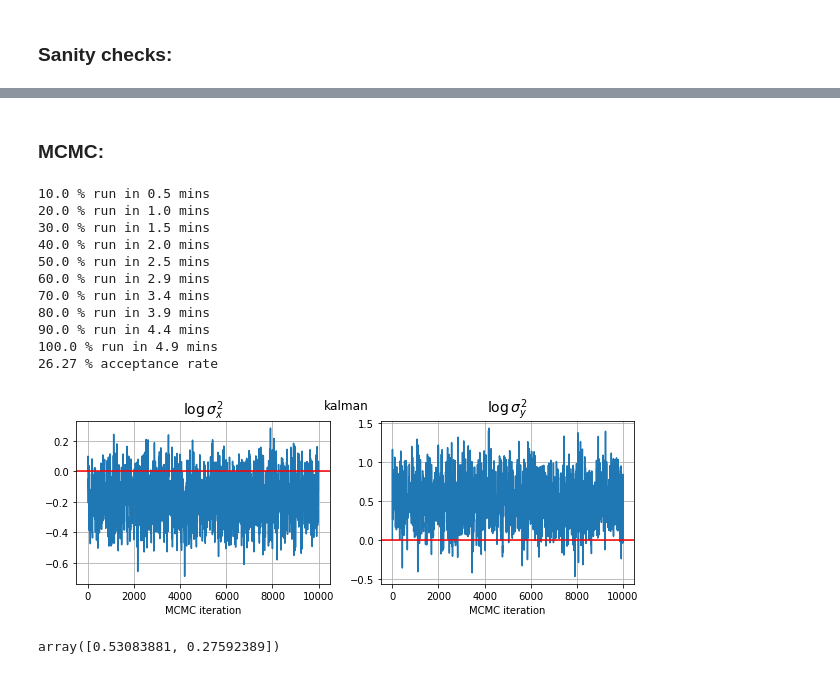
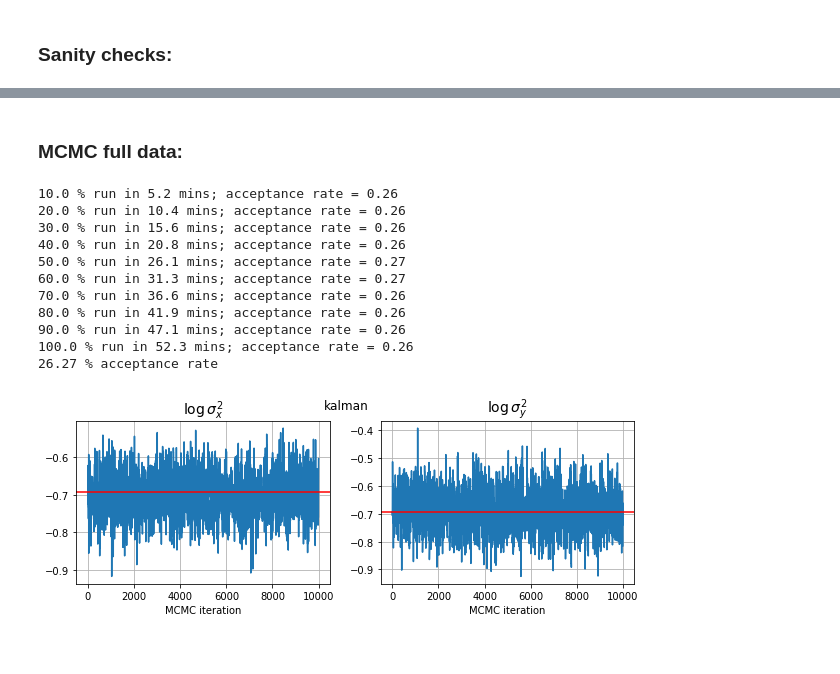
Before and after one commit to deborsheesen/DC-BATS-deborshee, a Jupyter notebook: linear_Gaussian_HMM/kalman.ipynb, the cells around one changed output, grey strips where cells are left out. Cells and saved outputs as stored; diff of their text form; code cells hidden in the pictures.

```diff
--- a/linear_Gaussian_HMM/kalman.ipynb
+++ b/linear_Gaussian_HMM/kalman.ipynb
@@ -22,15 +22,18 @@ from kalman import *
 # %%
-A = np.asarray([[0.9, -0.3], [0, 1]])
-C = np.asarray([[0.1, 0.5], [-0.3, 0.0]])
+A = np.asarray([[0.9, -0.3],
+                [0.2, 1]])
+C = np.asarray([[-1.1, 0.5],
+                [-0.3, 0.8]])
+# C = np.eye(2)
 dim = np.shape(A)[0]
-sigmax2 = 1
-sigmay2 = 1
+sigmax2 = 5e-1
+sigmay2 = 5e-1
 Q = sigmax2*np.eye(dim)
 R = sigmay2*np.eye(dim)
 mu0 = np.zeros(dim)
 Sigma0 = np.eye(dim)
 # %%
-T = 100
+T = 1000
 Y, X = generate_data_linear_gaussian(mu0, Sigma0, A, C, Q, R, T)
 
 kf = KalmanFilter(initial_state_mean=mu0,
@@ -82,5 +85,0 @@ for (i,a) in enumerate(aa) :
-# %%
-plt.rcParams['figure.figsize'] = (7, 3.5)
-plt.plot(aa, lls)
-plt.xscale('log')
-plt.grid(True)
@@ -89,28 +95,23 @@ plt.grid(True)
 # %% [markdown]
-### MCMC:
+### MCMC full data:
 # %%
 n_mcmc = 10_000
-scale = [0.8, 0.3]
+scale = np.asarray([0.3,0.3])
 # %%
-power = 1
-log_sigmay2_chain_pow1, log_sigmax2_chain_pow1, accepted_pow1, scales_pow1 \
-= adaptive_MH(Y, A, C, sigmax2, sigmay2, mu0, Sigma0, n_mcmc, scale=scale, power=power, kappa=2)
+log_sigmay2_full, log_sigmax2_full, _, __ \
+= adaptive_MH(Y, A, C, sigmax2, sigmay2, mu0, Sigma0, n_mcmc, scale=scale/np.sqrt(5), kappa=2, adapt=True)
 
-plot(log_sigmay2_chain_pow1, log_sigmax2_chain_pow1, sigmax2, sigmay2, "kalman")
+plot(log_sigmay2_full, log_sigmax2_full, sigmax2, sigmay2, "kalman")
 # %% [output]
-10.0 % run in 0.5 mins
-20.0 % run in 1.0 mins
-30.0 % run in 1.5 mins
-40.0 % run in 2.0 mins
-50.0 % run in 2.5 mins
-60.0 % run in 2.9 mins
-70.0 % run in 3.4 mins
-80.0 % run in 3.9 mins
-90.0 % run in 4.4 mins
-100.0 % run in 4.9 mins
+10.0 % run in 5.2 mins; acceptance rate = 0.26
+20.0 % run in 10.4 mins; acceptance rate = 0.26
+30.0 % run in 15.6 mins; acceptance rate = 0.26
+40.0 % run in 20.8 mins; acceptance rate = 0.26
+50.0 % run in 26.1 mins; acceptance rate = 0.27
+60.0 % run in 31.3 mins; acceptance rate = 0.27
+70.0 % run in 36.6 mins; acceptance rate = 0.26
+80.0 % run in 41.9 mins; acceptance rate = 0.26
+90.0 % run in 47.1 mins; acceptance rate = 0.26
+100.0 % run in 52.3 mins; acceptance rate = 0.26
 26.27 % acceptance rate
-[figure, old version]
+[figure, new version]
-# %%
-scales_pow1[-1]
-# %% [output]
-array([0.53083881, 0.27592389])
```
Also changed, not shown: parts of 17 cells of this notebook, 5 other files.
